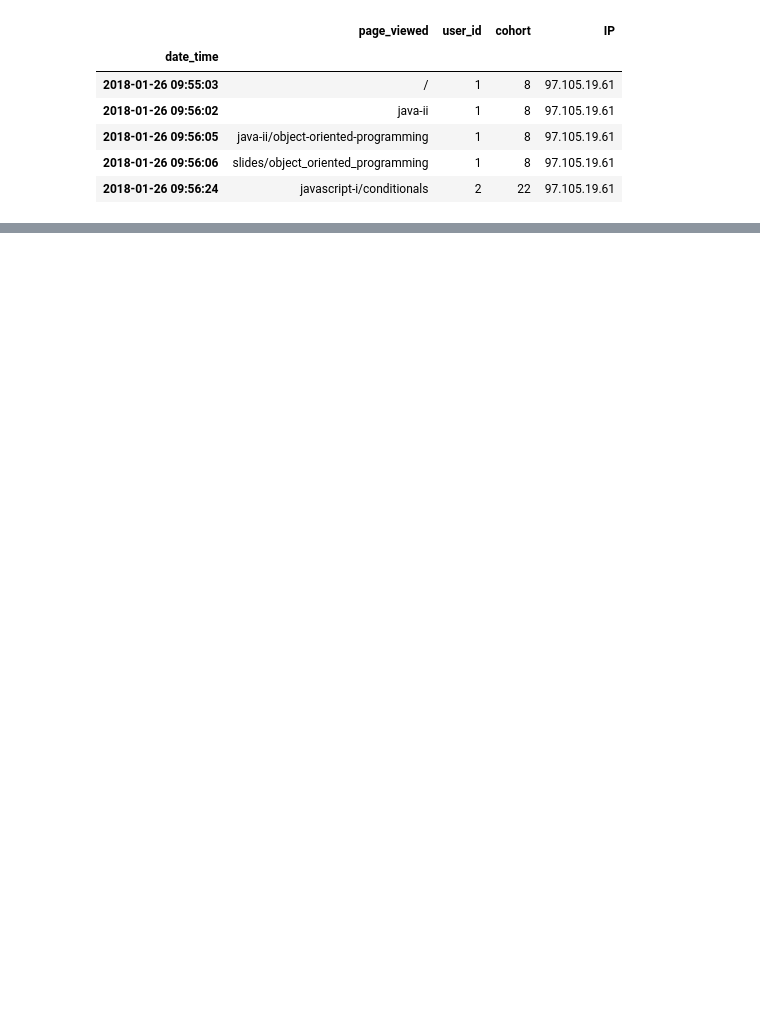
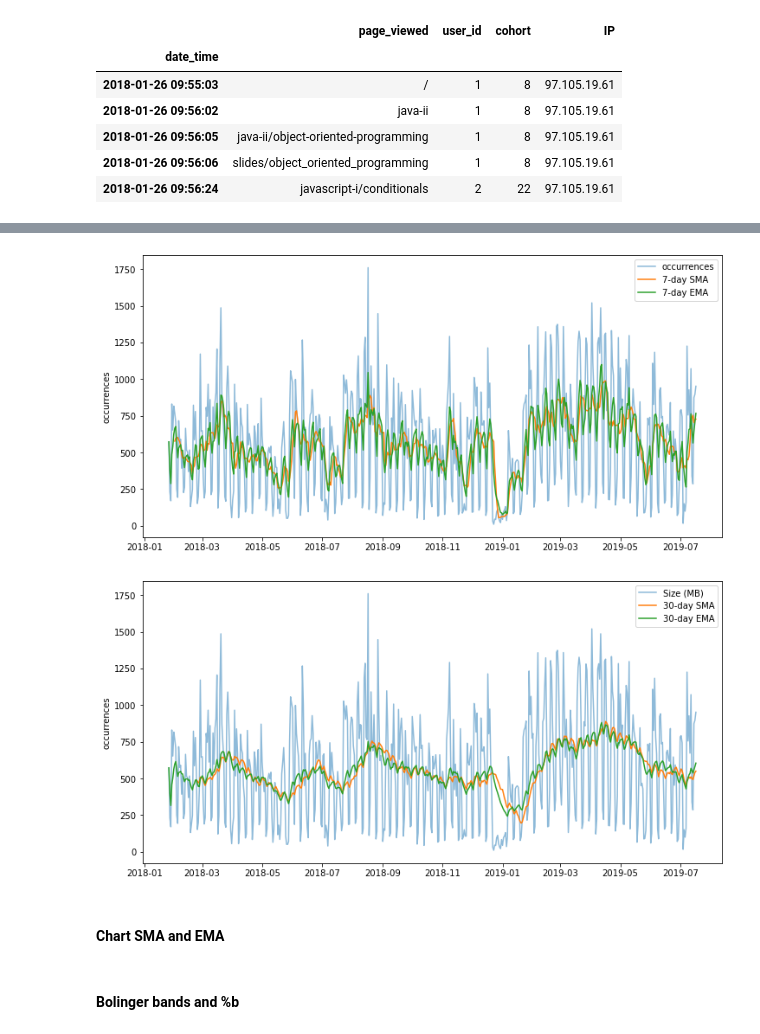
Before and after one commit to RyvynYoung/anomaly-detection-exercises, a Jupyter notebook: time_series_anomaly_detection.ipynb, the cells around one changed output, grey strips where cells are left out. Drawn from its saved outputs; the diff is of its cells as text; code cells hidden in the pictures; blank space fills up the shorter version.

```diff
--- a/time_series_anomaly_detection.ipynb
+++ b/time_series_anomaly_detection.ipynb
@@ -274,0 +435,3 @@ y.resample('M').agg(['min', 'mean', 'max']).plot()
+# %%
+ema_short = day.ewm(span=7).mean()
+ema_short.head()
@@ -274,0 +446,3 @@ y.resample('M').agg(['min', 'mean', 'max']).plot()
+# %%
+ema_long = day.ewm(span=30).mean()
+ema_long.tail()
@@ -274,0 +457,31 @@ y.resample('M').agg(['min', 'mean', 'max']).plot()
+# %%
+fig, ax = plt.subplots(figsize=(12,6))
+
+ax.plot(day.index, day, label='occurrences', alpha=.5)
+
+ax.plot(day.index, sma_short, label = '7-day SMA')
+ax.plot(day.index, ema_short, label = '7-day EMA')
+
+ax.legend(loc='best')
+ax.set_ylabel('occurrences')
+
+plt.show()
+
+fig, ax = plt.subplots(figsize=(12,6))
+
+ax.plot(day.index, day, label='Size (MB)', alpha=.5)
+
+ax.plot(day.index, sma_long, label = '30-day SMA')
+ax.plot(day.index, ema_long, label = '30-day EMA')
+
+ax.legend(loc='best')
+ax.set_ylabel('occurrences')
+
+plt.show()
+# %% [output]
+[figure, added]
+[figure, added]
+# %% [markdown]
+#### Chart SMA and EMA
+# %% [markdown]
+#### Bolinger bands and %b
```
Also changed, not shown: parts of 75 cells of this notebook.
